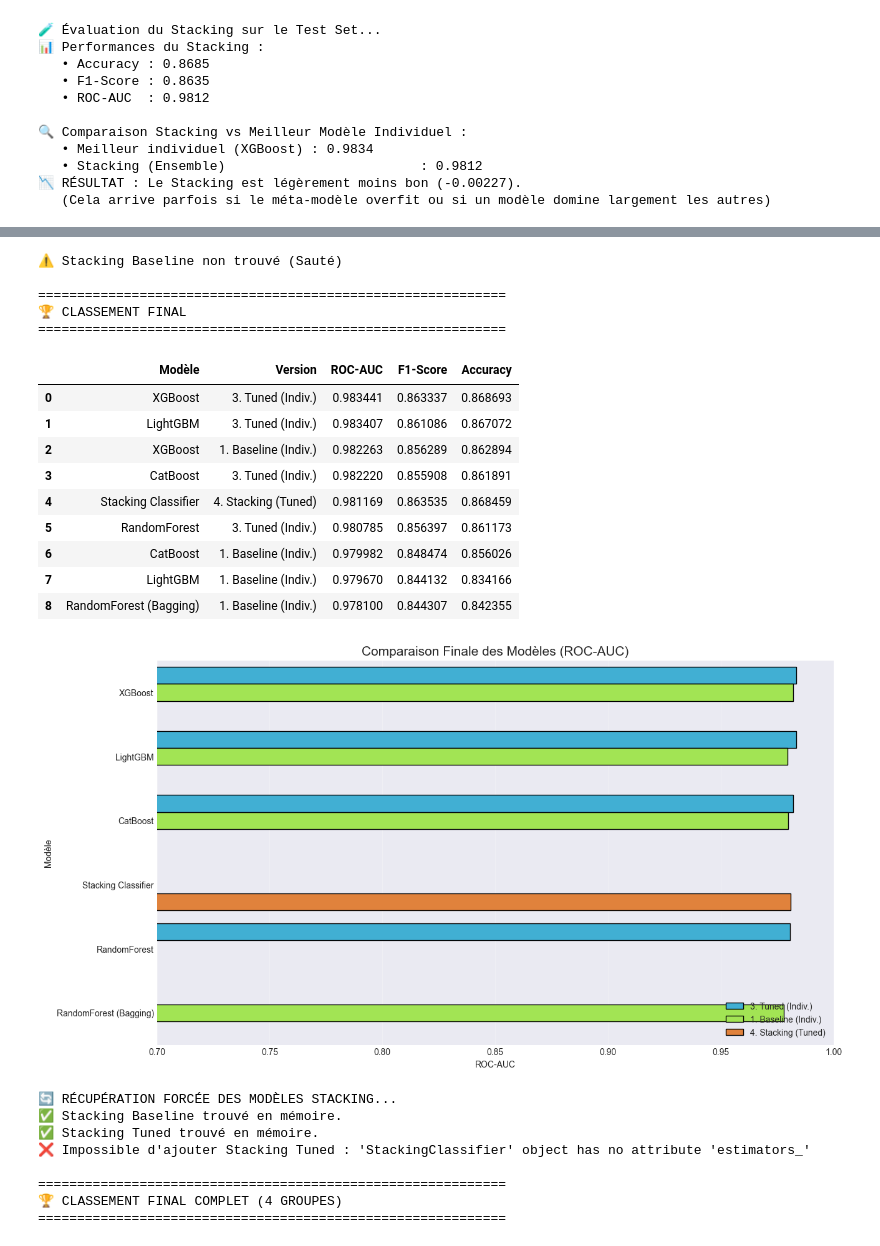
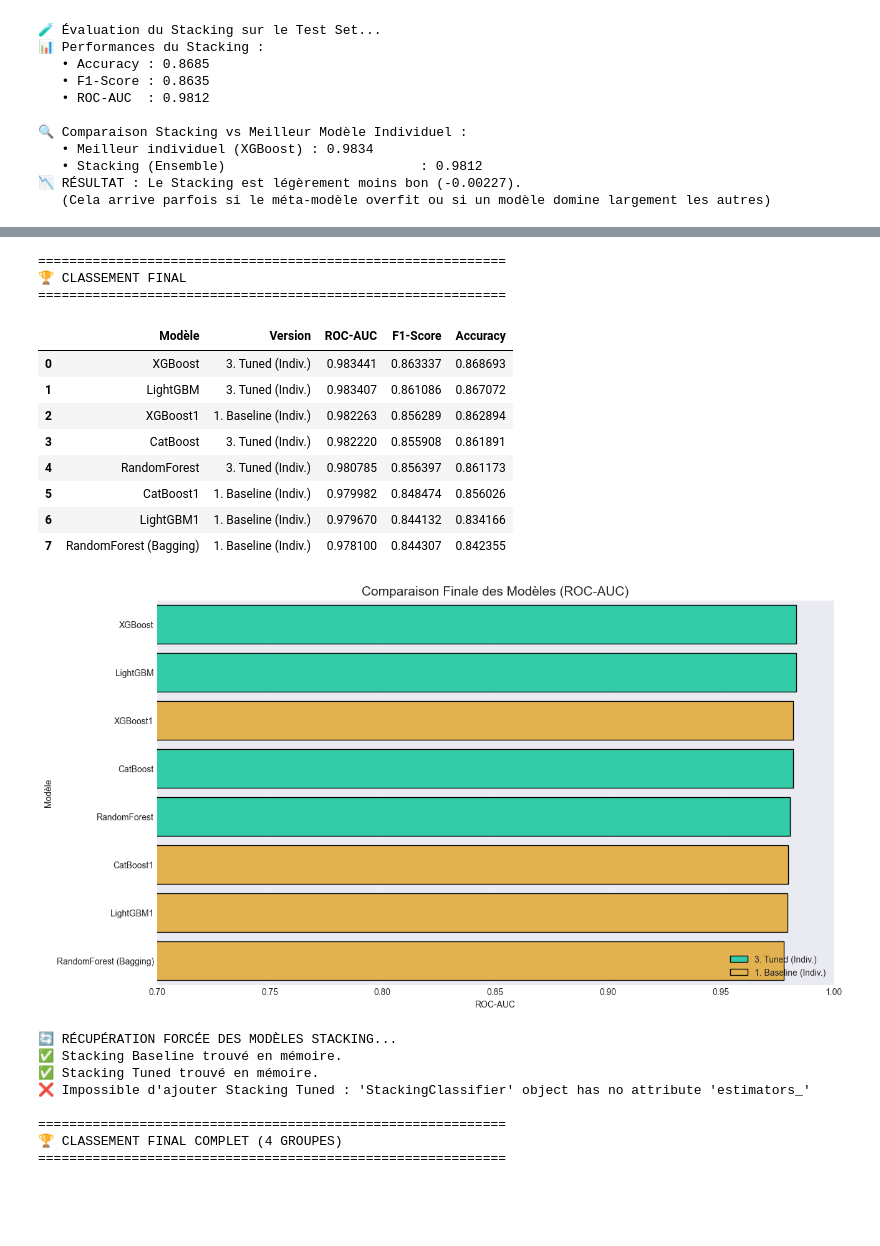
Before and after one commit to ImenBenAmar/Crime_detection_Mlops, a Jupyter notebook: notebooks/modeling_without_SMOTE.ipynb, the cells around one changed output, grey strips where cells are left out. Saved outputs shown, nothing was run; the diff lists cells and outputs as text; code cells hidden in the pictures; blank space fills up the shorter version.

```diff
--- a/notebooks/modeling_without_SMOTE.ipynb
+++ b/notebooks/modeling_without_SMOTE.ipynb
@@ -89,7 +111,7 @@ def find_best_split(X, y, model, scale_cols):
     results = []
 
     # On teste des tailles de 10% à 30%
-    for size in [0.10, 0.15, 0.20, 0.25, 0.30]:
+    for size in [0.10, 0.15, 0.20, 0.30]:
         # A. Split Stratifié (pour garder l'équilibre des classes)
         X_tr, X_te, y_tr, y_te = train_test_split(
             X, y, test_size=size, random_state=42, stratify=y
@@ -423,7 +598,7 @@ print("✅ Grilles d'hyperparamètres chargées.")
 # %% [output]
 ✅ Grilles d'hyperparamètres chargées.
 # %%
-def tune_model(model, param_dist, X_train, y_train, n_iter=20, cv=3):
+def tune_model(model, param_dist, X_train, y_train, n_iter=17, cv=3):
     """
     Exécute RandomizedSearchCV pour un modèle donné.
     """
@@ -435,12 +610,12 @@ def tune_model(model, param_dist, X_train, y_train, n_iter=20, cv=3):
     search = RandomizedSearchCV(
         estimator=model,
         param_distributions=param_dist,
-        n_iter=n_iter,          # Nombre de combinaisons à tester
-        scoring='roc_auc_ovr_weighted', # Métrique à optimiser
-        cv=cv,                  # Validation croisée (3 plis)
+        n_iter=n_iter,
+        scoring='roc_auc_ovr_weighted',
+        cv=cv,
         verbose=1,
         random_state=42,
-        n_jobs=-1               # Utilise tous les cœurs du CPU
+        n_jobs=-1
     )
 
     # Lancement de la recherche
@@ -770,7 +1020,4 @@ plt.show()
 # %%
-import pandas as pd
-import matplotlib.pyplot as plt
-import seaborn as sns
 
 comparison_data = []
 
@@ -795,17 +1042,6 @@ s_base_auc = locals().get('stack_base_auc', 0)
 s_base_f1  = locals().get('stack_base_f1', 0)
 s_base_acc = locals().get('stack_base_acc', 0)
 
-if s_base_auc > 0:
-    comparison_data.append({
-        'Modèle': "Stacking Classifier",
-        'Version': '2. Stacking (Baseline)',
-        'ROC-AUC': s_base_auc,
-        'F1-Score': s_base_f1,
-        'Accuracy': s_base_acc
-    })
-else:
-    print("⚠️ Stacking Baseline non trouvé (Sauté)")
-
 # ==========================================
 # 3. TUNED (Modèles Individuels)
 # ==========================================
@@ -820,23 +1056,12 @@ if 'df_final_scores' in locals():
         })
 
 # ==========================================
-# 4. STACKING TUNED (Le correctif est ici)
+# 4. STACKING TUNED
 # ==========================================
 # On cherche 'stack_tuned_auc' OU 'stack_auc' (au cas où vous ayez utilisé l'ancien nom)
 s_tuned_auc = locals().get('stack_tuned_auc', locals().get('stack_auc', 0))
 s_tuned_f1  = locals().get('stack_tuned_f1', locals().get('stack_f1', 0))
 s_tuned_acc = locals().get('stack_tuned_acc', locals().get('stack_acc', 0))
-
-if s_tuned_auc > 0:
-    comparison_data.append({
-        'Modèle': "Stacking Classifier",
-        'Version': '4. Stacking (Tuned)',
-        'ROC-AUC': s_tuned_auc,
-        'F1-Score': s_tuned_f1,
-        'Accuracy': s_tuned_acc
-    })
-else:
-    print("⚠️ Stacking Tuned non trouvé (Sauté)")
 
 # --- Affichage ---
 if not comparison_data:
@@ -848,42 +1073,39 @@ else:
     print(f"\n{'='*60}")
     print("🏆 CLASSEMENT FINAL")
     print(f"{'='*60}")
 
     # Affichage simple sans style (pour éviter l'erreur jinja2)
     display(df_global)
 
     # Graphique
     plt.figure(figsize=(14, 8))
     sns.barplot(
         data=df_global,
         y='Modèle',
         x='ROC-AUC',
         hue='Version',
         palette='turbo',
         edgecolor='black'
     )
     plt.title('Comparaison Finale des Modèles (ROC-AUC)', fontsize=15)
     plt.xlim(0.7, 1.0)
     plt.legend(loc='lower right')
     plt.grid(axis='x', alpha=0.3)
     plt.show()
 # %% [output]
-⚠️ Stacking Baseline non trouvé (Sauté)
-
 ============================================================
 🏆 CLASSEMENT FINAL
 ============================================================
 |  | Modèle | Version | ROC-AUC | F1-Score | Accuracy |
 | 0 | XGBoost | 3. Tuned (Indiv.) | 0.983441 | 0.863337 | 0.868693 |
 | 1 | LightGBM | 3. Tuned (Indiv.) | 0.983407 | 0.861086 | 0.867072 |
-| 2 | XGBoost | 1. Baseline (Indiv.) | 0.982263 | 0.856289 | 0.862894 |
+| 2 | XGBoost1 | 1. Baseline (Indiv.) | 0.982263 | 0.856289 | 0.862894 |
 | 3 | CatBoost | 3. Tuned (Indiv.) | 0.982220 | 0.855908 | 0.861891 |
-| 4 | Stacking Classifier | 4. Stacking (Tuned) | 0.981169 | 0.863535 | 0.868459 |
-| 5 | RandomForest | 3. Tuned (Indiv.) | 0.980785 | 0.856397 | 0.861173 |
-| 6 | CatBoost | 1. Baseline (Indiv.) | 0.979982 | 0.848474 | 0.856026 |
-| 7 | LightGBM | 1. Baseline (Indiv.) | 0.979670 | 0.844132 | 0.834166 |
-| 8 | RandomForest (Bagging) | 1. Baseline (Indiv.) | 0.978100 | 0.844307 | 0.842355 |
+| 4 | RandomForest | 3. Tuned (Indiv.) | 0.980785 | 0.856397 | 0.861173 |
+| 5 | CatBoost1 | 1. Baseline (Indiv.) | 0.979982 | 0.848474 | 0.856026 |
+| 6 | LightGBM1 | 1. Baseline (Indiv.) | 0.979670 | 0.844132 | 0.834166 |
+| 7 | RandomForest (Bagging) | 1. Baseline (Indiv.) | 0.978100 | 0.844307 | 0.842355 |
-[figure, old version]
+[figure, new version]
 # %%
 import pandas as pd
 import joblib
```
Also changed, not shown: parts of 19 cells of this notebook, 13 other files.
